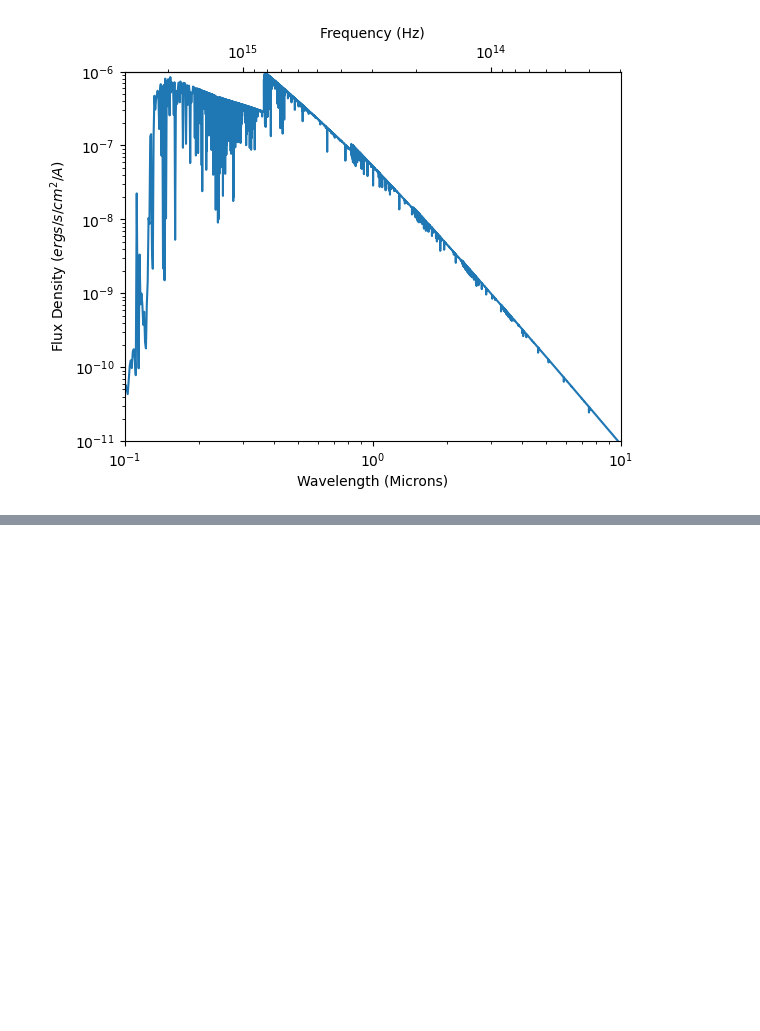
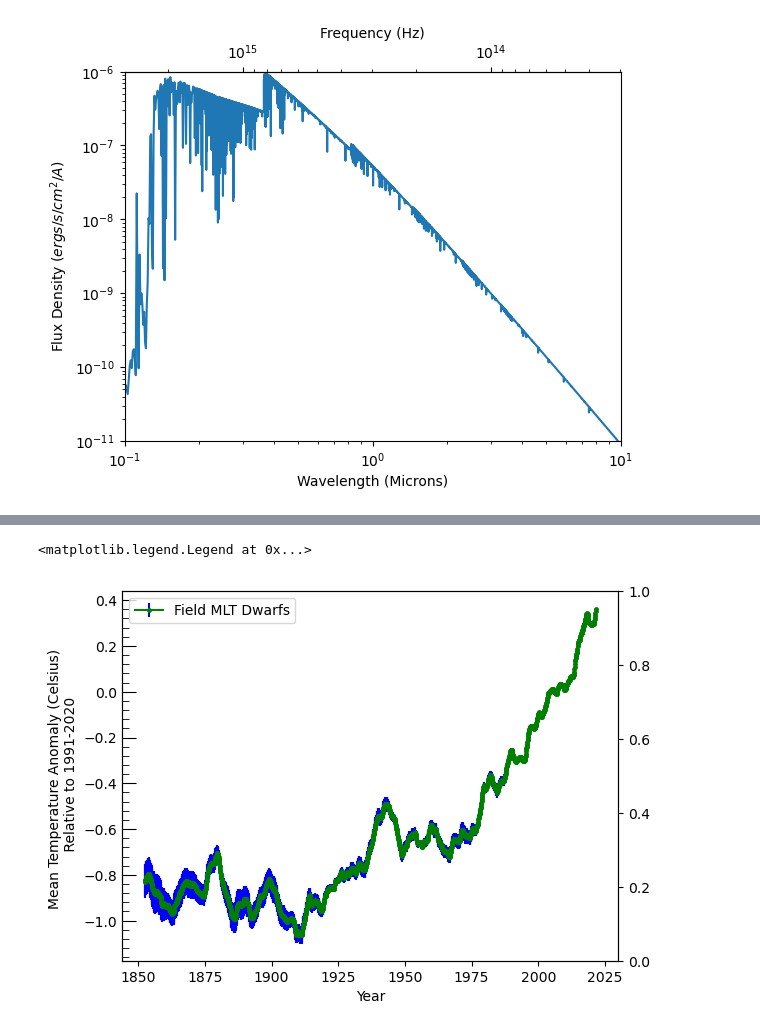
Before and after one commit to astroseandillon/Python-for-data-analysis, a Jupyter notebook: Dillon_Sean_HW_W12.ipynb, the cells around one changed output, grey strips where cells are left out. Saved outputs shown, nothing was run; the diff lists cells and outputs as text; code cells hidden in the pictures; blank space fills up the shorter version.

```diff
--- a/Dillon_Sean_HW_W12.ipynb
+++ b/Dillon_Sean_HW_W12.ipynb
@@ -209,19 +209,43 @@ Here, the green line is the mean temperature anomaly from three separate measure
 # %%
 import numpy as np
 import matplotlib.pyplot as plt
 from matplotlib import ticker
 from matplotlib.ticker import MultipleLocator,AutoMinorLocator
 
 
 year, berk, hadl, noaa = np.loadtxt('climate_data.txt', unpack=True)
 
 
-
-
+tempanom = np.average((berk,hadl,noaa), axis=0)
+tempstd = np.std((berk,hadl,noaa), axis=0)
 
 #generating data for main axis
 CO2concentration=np.array([289,288,291,295,294,298,297,299,310,317,325,338,354,370,390.1,401,420]) #roughly estimated from NOAA
 CO2years=np.array([1700,1750,1800,1850,1875,1900,1925,1950,1960,1970,1980,1990,2000,2005,2010,2015,2020])
+
+
+fig, ax = plt.subplots()
+ax2 = ax.twinx()
+
+ax.errorbar(year, tempanom, yerr=tempstd,
+            color='green', marker='.',linestyle='-',ecolor='blue',
+            markersize=5, alpha=1.0,label='Field MLT Dwarfs')
+
+
+
+# ax.errorbar(
+ax.set_xlabel(r'Year')
+ax.set_ylabel('Mean Temperature Anomaly (Celsius) \n Relative to 1991-2020')
+ax.tick_params(which='both',axis='y',direction='in')
+ax.tick_params(which='major',axis='y',length=10)
+ax.tick_params(which='minor',axis='y',length=5)
+ax.yaxis.set_minor_locator(AutoMinorLocator(5))
+#ax.plot(x,y2,label='A Cubic W/ Larger Values (v1)',color='tab:orange')
+# ax.set_ylim(0,1.5*np.max(y))
+ax.legend(loc='upper left')
+# %% [output]
+<matplotlib.legend.Legend at 0x...>
+[figure, added]
 # %% [markdown]
 ### 5. Shadings/Fill-Between Plots
 
```
Also changed, not shown: 1 other file.
